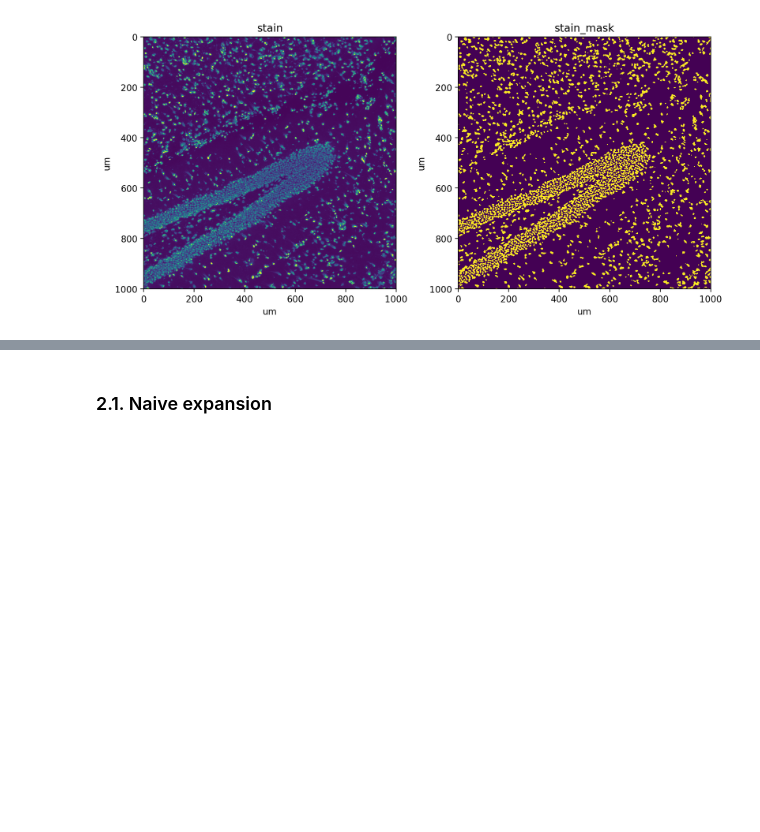
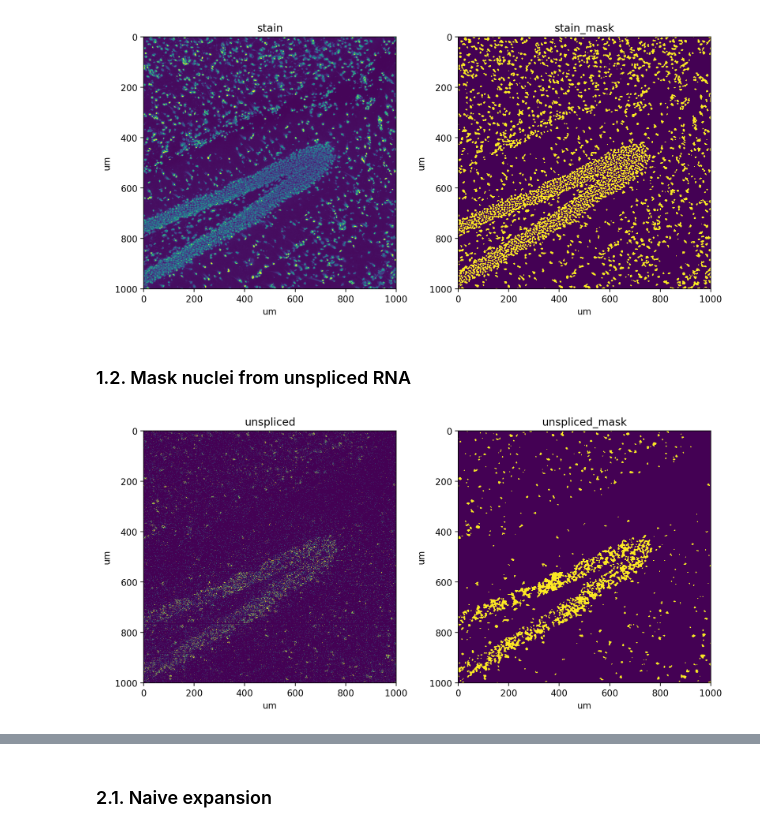
Before and after one commit to aristoteleo/spateo-notebooks, a Jupyter notebook: segmentation/stain_segmentation.ipynb, the cells around one changed output, grey strips where cells are left out. Drawn from its saved outputs; the diff is of its cells as text; code cells hidden in the pictures; blank space fills up the shorter version.

```diff
--- a/segmentation/stain_segmentation.ipynb
+++ b/segmentation/stain_segmentation.ipynb
@@ -54,3 +61,18 @@ st.pl.imshow(adata, 'stain', ax=axes[0])
 st.pl.imshow(adata, 'stain_mask', ax=axes[1])
 # %% [output]
 [figure]
+# %% [markdown]
+### 1.2. Mask nuclei from unspliced RNA
+# %%
+st.pp.segmentation.score_and_mask_pixels(
+    adata, 'unspliced', k=5, method='EM+BP',
+    em_kwargs=dict(downsample=0.01, seed=2022),
+    bp_kwargs=dict(n_threads=8, k=3, square=False, p=0.9, q=0.1),
+    mk=7,
+)
+
+fig, axes = plt.subplots(ncols=2, figsize=(10, 5), tight_layout=True)
+st.pl.imshow(adata, 'unspliced', ax=axes[0], vmax=5)
+st.pl.imshow(adata, 'unspliced_mask', ax=axes[1])
+# %% [output]
+[figure, added]
```
Also changed, not shown: parts of 17 cells of this notebook.
